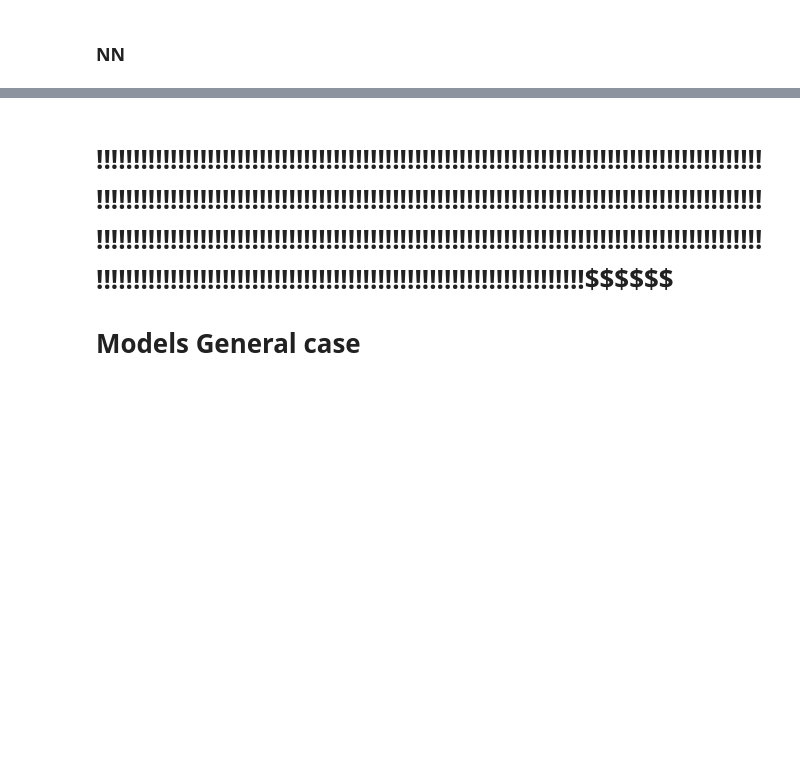
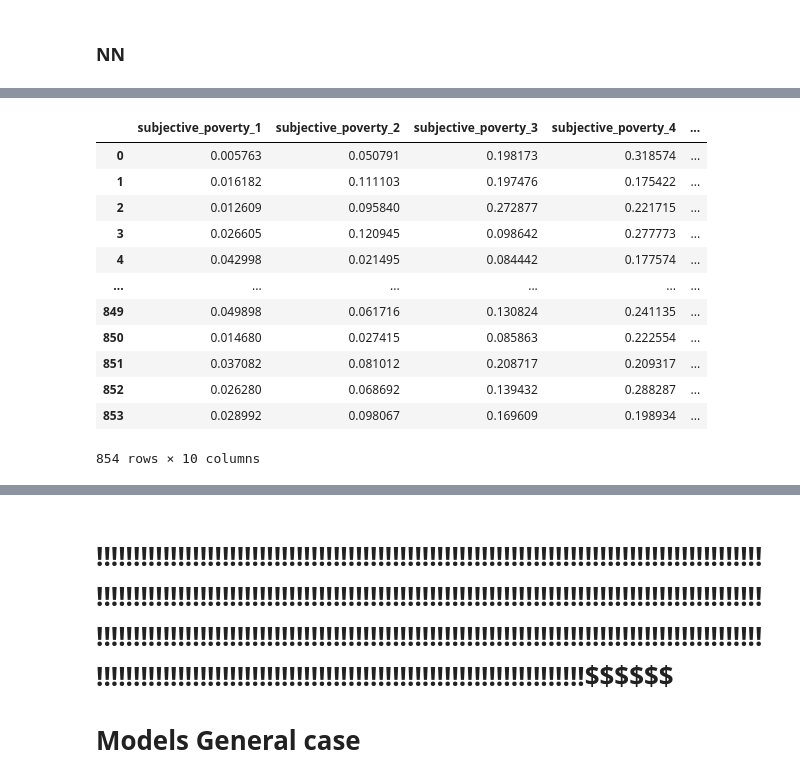
Before and after one commit to jbellogo/Classification, a Jupyter notebook: models.ipynb, the cells around one changed output, grey strips where cells are left out. Drawn from its saved outputs; the diff is of its cells as text; code cells hidden in the pictures; blank space fills up the shorter version.

```diff
--- a/models.ipynb
+++ b/models.ipynb
@@ -419,0 +474,16 @@ print(f"Best cross-validation accuracy: {grid_search.best_score_:.2f}")
+# %%
+y_pred_g2
+# %% [output]
+|  | subjective_poverty_1 | subjective_poverty_2 | subjective_poverty_3 | subjective_poverty_4 | ... |
+| 0 | 0.005763 | 0.050791 | 0.198173 | 0.318574 | ... |
+| 1 | 0.016182 | 0.111103 | 0.197476 | 0.175422 | ... |
+| 2 | 0.012609 | 0.095840 | 0.272877 | 0.221715 | ... |
+| 3 | 0.026605 | 0.120945 | 0.098642 | 0.277773 | ... |
+| 4 | 0.042998 | 0.021495 | 0.084442 | 0.177574 | ... |
+| ... | ... | ... | ... | ... | ... |
+| 849 | 0.049898 | 0.061716 | 0.130824 | 0.241135 | ... |
+| 850 | 0.014680 | 0.027415 | 0.085863 | 0.222554 | ... |
+| 851 | 0.037082 | 0.081012 | 0.208717 | 0.209317 | ... |
+| 852 | 0.026280 | 0.068692 | 0.139432 | 0.288287 | ... |
+| 853 | 0.028992 | 0.098067 | 0.169609 | 0.198934 | ... |
+854 rows × 10 columns
```
Also changed, not shown: parts of 12 cells of this notebook.
